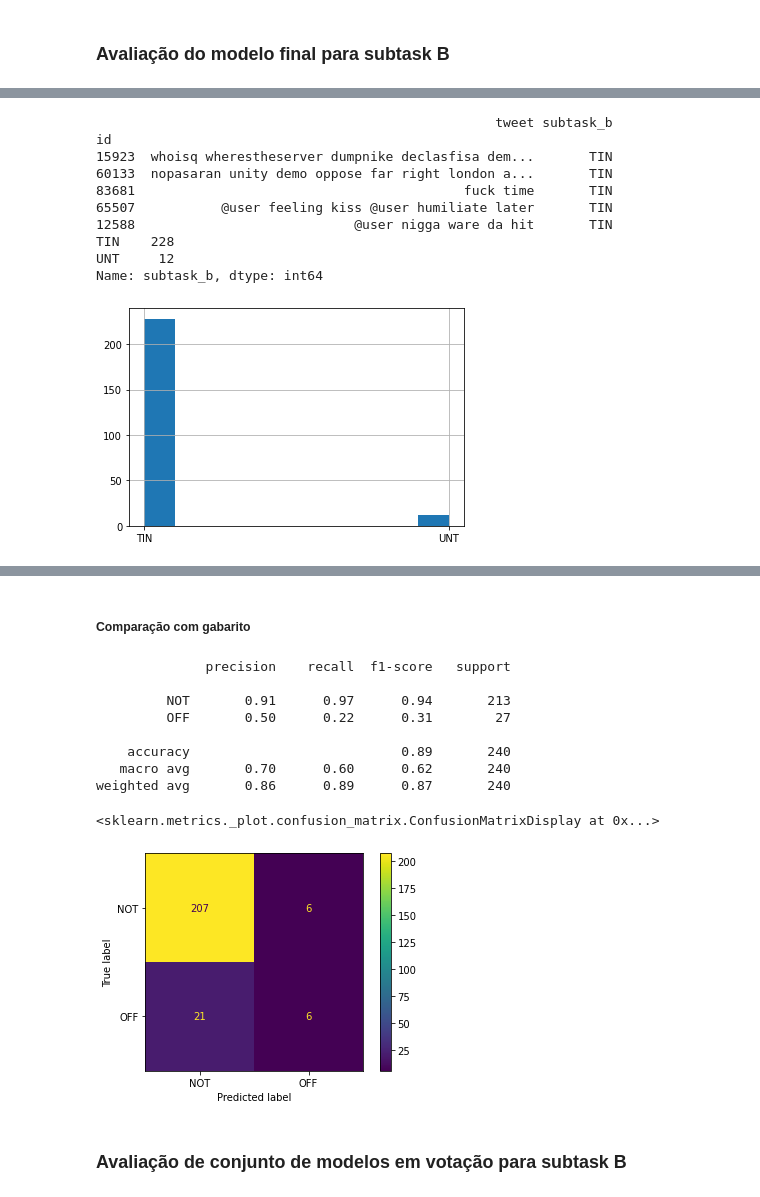
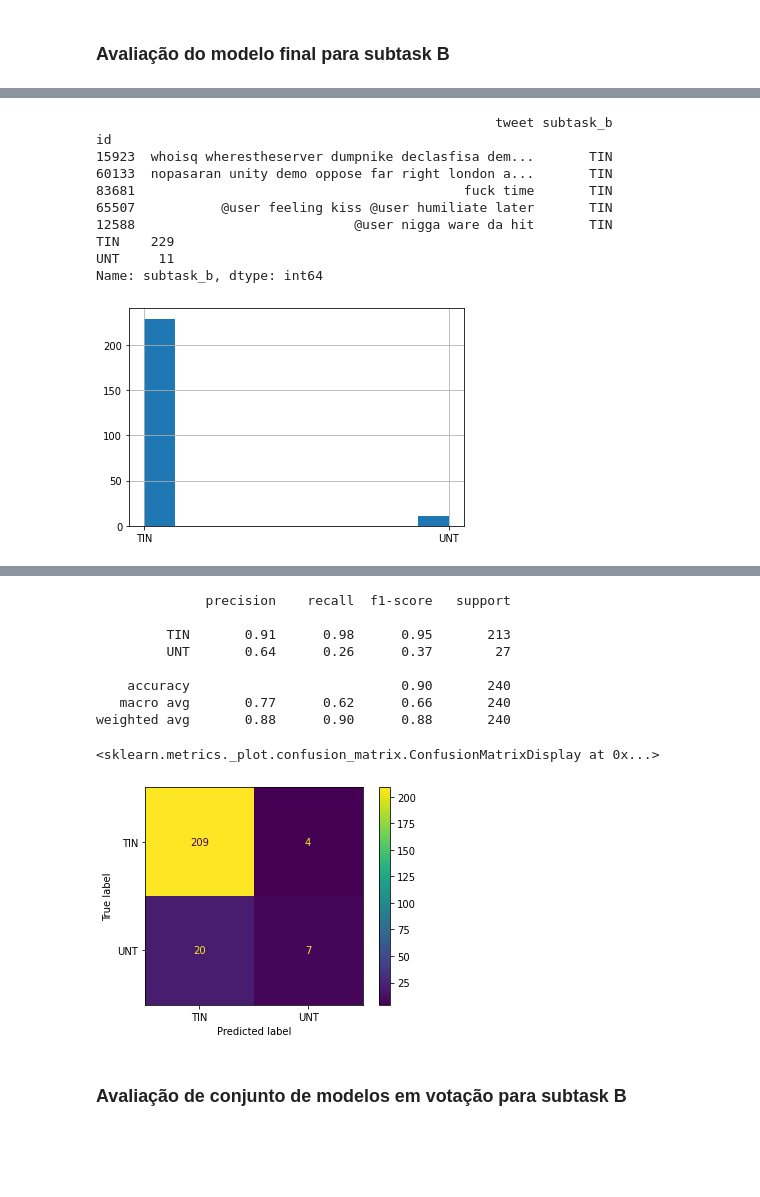
Before and after one commit to eduardodut/Mineracao_dados_textos_web, a Jupyter notebook: projeto01_equipe01.ipynb, the cells around one changed output, grey strips where cells are left out. Cells and saved outputs as stored; diff of their text form; code cells hidden in the pictures; blank space fills up the shorter version.

```diff
--- a/projeto01_equipe01.ipynb
+++ b/projeto01_equipe01.ipynb
@@ -2040,7 +2050,7 @@ weighted avg       0.78      0.76      0.76       860
 from joblib import load
 from sklearn.preprocessing import LabelBinarizer
 import pandas as pd
-caminho_modelo = "/content/drive/My Drive/Mestrado/Disciplinas/Minerac\u0327a\u0303o de Textos e da Web/subtask_b/ada_boost_subtask_b_f1_51.joblib" #@param {type:"string"}
+caminho_modelo = "/content/drive/My Drive/Mestrado/Disciplinas/Minerac\u0327a\u0303o de Textos e da Web/subtask_b/logistic_regression_1_subtask_b_f1_45.joblib" #@param {type:"string"}
 
 
 
@@ -2118,8 +2146,8 @@ id
 83681                                          fuck time       TIN
 65507           @user feeling kiss @user humiliate later       TIN
 12588                            @user nigga ware da hit       TIN
-TIN    228
-UNT     12
+TIN    229
+UNT     11
 Name: subtask_b, dtype: int64
 [figure]
 # %%
@@ -2132,41 +2160,39 @@ if 'COLAB_GPU' in os.environ:
 Salvo em '/content/testset-levelb-classificado.csv'!
 [interactive output not drawn]
 [interactive output not drawn]
-# %% [markdown]
-##### Comparação com gabarito
 # %%
 #@markdown Avaliação do modelo com o testset da subtask
-caminho = "" #@param {type:"string"}
+caminho = "/content/drive/My Drive/Mestrado/Disciplinas/Minerac\u0327a\u0303o de Textos e da Web/modelos2.txt" #@param {type:"string"}
 import pandas as pd
 from sklearn.metrics import classification_report, plot_confusion_matrix
 
 
 gabarito_b = pd.read_csv(caminho, index_col='id')
 gabarito_b.head()
 
 
 y_true = binarizador_tarefa_b.transform(gabarito_b.subtask_b)
 y_pred = modelo_subtask_b.predict(testset_b_aumentado)
 print(classification_report(y_true,
                             y_pred,
                             target_names=
                             binarizador_tarefa_b.classes_))
 plot_confusion_matrix(modelo_subtask_b,
                       testset_b_aumentado,
                       y_true,
                       display_labels= binarizador_tarefa_b.classes_,
                       values_format= ".0f")
 # %% [output]
               precision    recall  f1-score   support
 
-         NOT       0.91      0.97      0.94       213
-         OFF       0.50      0.22      0.31        27
+         TIN       0.91      0.98      0.95       213
+         UNT       0.64      0.26      0.37        27
 
-    accuracy                           0.89       240
-   macro avg       0.70      0.60      0.62       240
-weighted avg       0.86      0.89      0.87       240
+    accuracy                           0.90       240
+   macro avg       0.77      0.62      0.66       240
+weighted avg       0.88      0.90      0.88       240
 <sklearn.metrics._plot.confusion_matrix.ConfusionMatrixDisplay at 0x...>
-[figure, old version]
+[figure, new version]
 # %% [markdown]
 ### Avaliação de conjunto de modelos em votação para subtask B
 # %%
```
Also changed, not shown: parts of 38 cells of this notebook.
